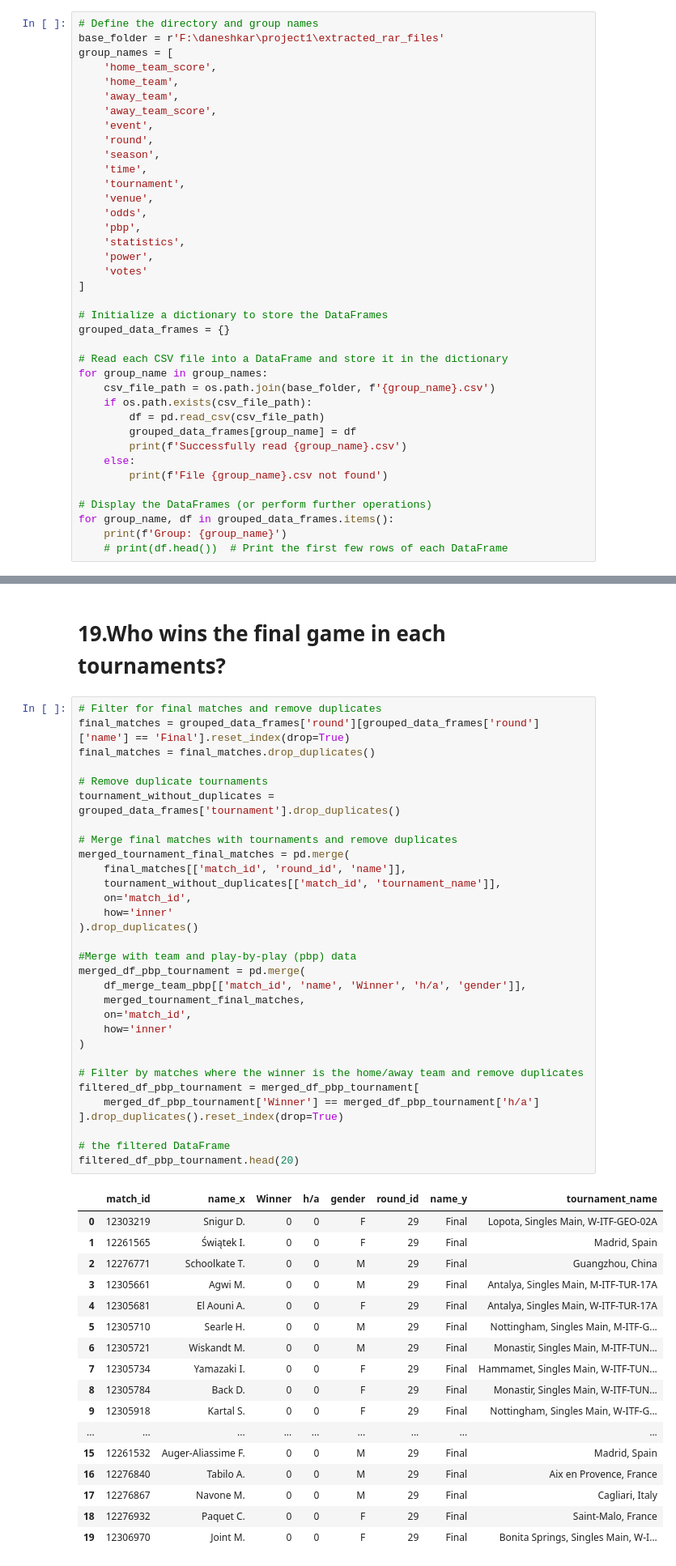
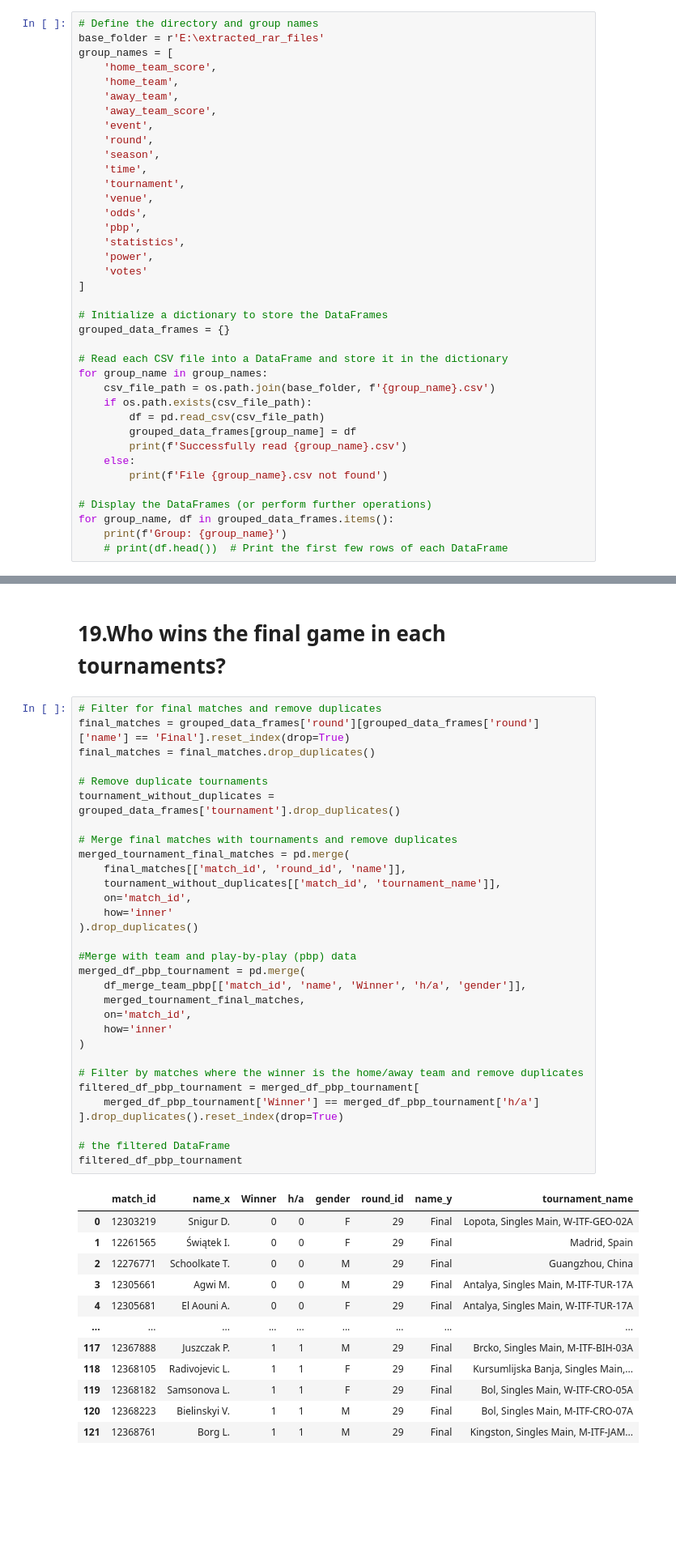
Before and after one commit to HosseinFaghihi/tennismatch_coop_coding, a Jupyter notebook: notbooks/analisis.ipynb, the cells around one changed output, grey strips where cells are left out. Shown at 81% size. Drawn from its saved outputs; the diff is of its cells as text; blank space fills up the shorter version.

```diff
--- a/notbooks/analisis.ipynb
+++ b/notbooks/analisis.ipynb
@@ -15,7 +15,7 @@ read csv files
 </h2>
 # %%
 # Define the directory and group names
-base_folder = r'F:\daneshkar\project1\extracted_rar_files'
+base_folder = r'E:\extracted_rar_files'
 group_names = [
     'home_team_score',
     'home_team',
@@ -1213,42 +1213,37 @@ tournament_without_duplicates = grouped_data_frames['tournament'].drop_duplicate
 
 # Merge final matches with tournaments and remove duplicates
 merged_tournament_final_matches = pd.merge(
     final_matches[['match_id', 'round_id', 'name']],
     tournament_without_duplicates[['match_id', 'tournament_name']],
     on='match_id',
     how='inner'
 ).drop_duplicates()
 
 #Merge with team and play-by-play (pbp) data
 merged_df_pbp_tournament = pd.merge(
     df_merge_team_pbp[['match_id', 'name', 'Winner', 'h/a', 'gender']],
     merged_tournament_final_matches,
     on='match_id',
     how='inner'
 )
 
 # Filter by matches where the winner is the home/away team and remove duplicates
 filtered_df_pbp_tournament = merged_df_pbp_tournament[
     merged_df_pbp_tournament['Winner'] == merged_df_pbp_tournament['h/a']
 ].drop_duplicates().reset_index(drop=True)
 
 # the filtered DataFrame
-filtered_df_pbp_tournament.head(20)
+filtered_df_pbp_tournament
 # %% [output]
 |  | match_id | name_x | Winner | h/a | gender | round_id | name_y | tournament_name |
 | 0 | 12303219 | Snigur D. | 0 | 0 | F | 29 | Final | Lopota, Singles Main, W-ITF-GEO-02A |
 | 1 | 12261565 | Świątek I. | 0 | 0 | F | 29 | Final | Madrid, Spain |
 | 2 | 12276771 | Schoolkate T. | 0 | 0 | M | 29 | Final | Guangzhou, China |
 | 3 | 12305661 | Agwi M. | 0 | 0 | M | 29 | Final | Antalya, Singles Main, M-ITF-TUR-17A |
 | 4 | 12305681 | El Aouni A. | 0 | 0 | F | 29 | Final | Antalya, Singles Main, W-ITF-TUR-17A |
-| 5 | 12305710 | Searle H. | 0 | 0 | M | 29 | Final | Nottingham, Singles Main, M-ITF-G... |
-| 6 | 12305721 | Wiskandt M. | 0 | 0 | M | 29 | Final | Monastir, Singles Main, M-ITF-TUN... |
-| 7 | 12305734 | Yamazaki I. | 0 | 0 | F | 29 | Final | Hammamet, Singles Main, W-ITF-TUN... |
-| 8 | 12305784 | Back D. | 0 | 0 | F | 29 | Final | Monastir, Singles Main, W-ITF-TUN... |
-| 9 | 12305918 | Kartal S. | 0 | 0 | F | 29 | Final | Nottingham, Singles Main, W-ITF-G... |
 | ... | ... | ... | ... | ... | ... | ... | ... | ... |
-| 15 | 12261532 | Auger-Aliassime F. | 0 | 0 | M | 29 | Final | Madrid, Spain |
-| 16 | 12276840 | Tabilo A. | 0 | 0 | M | 29 | Final | Aix en Provence, France |
-| 17 | 12276867 | Navone M. | 0 | 0 | M | 29 | Final | Cagliari, Italy |
-| 18 | 12276932 | Paquet C. | 0 | 0 | F | 29 | Final | Saint-Malo, France |
-| 19 | 12306970 | Joint M. | 0 | 0 | F | 29 | Final | Bonita Springs, Singles Main, W-I... |
+| 117 | 12367888 | Juszczak P. | 1 | 1 | M | 29 | Final | Brcko, Singles Main, M-ITF-BIH-03A |
+| 118 | 12368105 | Radivojevic L. | 1 | 1 | F | 29 | Final | Kursumlijska Banja, Singles Main,... |
+| 119 | 12368182 | Samsonova L. | 1 | 1 | F | 29 | Final | Bol, Singles Main, W-ITF-CRO-05A |
+| 120 | 12368223 | Bielinskyi V. | 1 | 1 | M | 29 | Final | Bol, Singles Main, M-ITF-CRO-07A |
+| 121 | 12368761 | Borg L. | 1 | 1 | M | 29 | Final | Kingston, Singles Main, M-ITF-JAM... |
```
Also changed, not shown: parts of 4 cells of this notebook.
